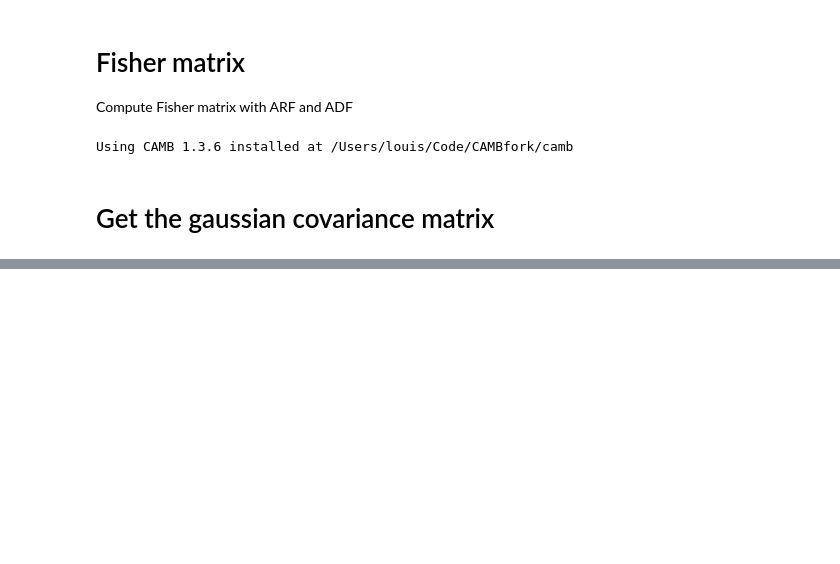
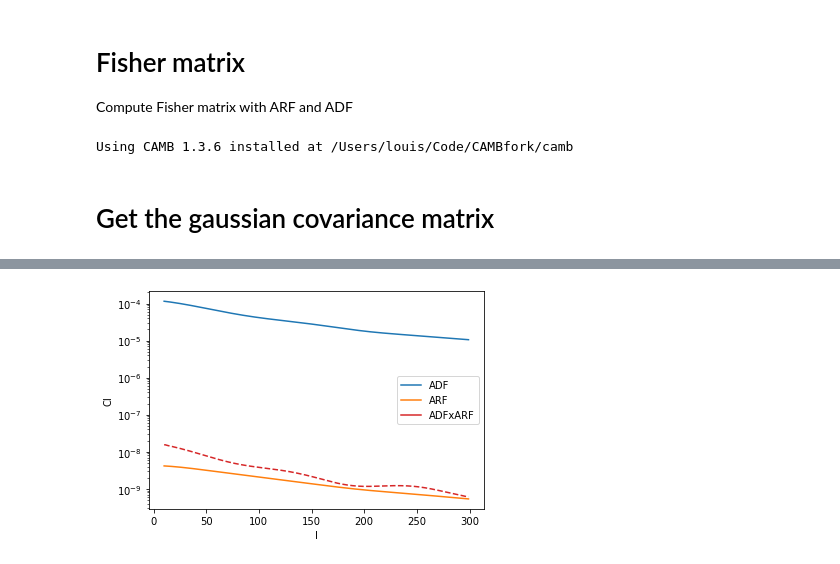
Before and after one commit to louisl3grand/CAMB, a Jupyter notebook: notebooks/Fisher_matrix.ipynb, the cells around one changed output, grey strips where cells are left out. Drawn from its saved outputs; the diff is of its cells as text; code cells hidden in the pictures; blank space fills up the shorter version.

```diff
--- a/notebooks/Fisher_matrix.ipynb
+++ b/notebooks/Fisher_matrix.ipynb
@@ -234,0 +350,30 @@ len(cl_keys)
+# %%
+
+
+fn_cls_fid = f'cls_fid'
+
+if not cacher.is_cached(fn_cls_fid):
+
+
+#     pars.set_cosmology(H0=fiducials['H0'], ombh2=fiducials['ombh2'], omch2=fiducials['omch2'], mnu=fiducials['mnu'], omk=fiducials['omk'], tau=fiducials['tau'])
+
+#     pars.InitPower.set_params(As=fiducials['As'], ns=fiducials['ns'], r=0)
+
+
+    pars.set_for_lmax(lmax, lens_potential_accuracy=1)
+    #set Want_CMB to true if you also want CMB spectra or correlations
+    pars.Want_CMB = False
+    pars.Want_CMB_lensing = False
+
+    #NonLinear_both or NonLinear_lens will use non-linear corrections
+    pars.NonLinear = model.NonLinear_both
+
+    pars.SourceWindows = sources
+
+    results = camb.get_results(pars)
+
+    cls_fid = results.get_source_cls_dict(raw_cl=True)
+#     cls_fid = results.get_cmb_unlensed_scalar_array_dict(raw_cl=True)
+    cacher.cache(fn_cls_fid, cls_fid)
+
+cls_fid = cacher.load(fn_cls_fid)
@@ -234,0 +494,17 @@ len(cl_keys)
+# %%
+plt.plot(ells, cls_fid['W1xW1'][ells], label='ADF')
+
+plt.plot(ells, cls_fid[f'W{1+nzbin}xW{1+nzbin}'][ells], label="ARF")
+
+is_pos = np.where(cls_fid[f'W1xW{1+nzbin}'][ells]>0)
+is_neg = np.where(cls_fid[f'W1xW{1+nzbin}'][ells]<0)
+
+plt.plot(ells[is_pos], cls_fid[f'W1xW{1+nzbin}'][ells][is_pos], c='C3', label='ADFxARF')
+plt.plot(ells[is_neg], -cls_fid[f'W1xW{1+nzbin}'][ells][is_neg], c='C3', ls='--')
+plt.xlabel('l')
+plt.ylabel('Cl')
+
+plt.legend()
+plt.yscale('log')
+# %% [output]
+[figure, added]
```
Also changed, not shown: parts of 86 cells of this notebook, 1 other file.
